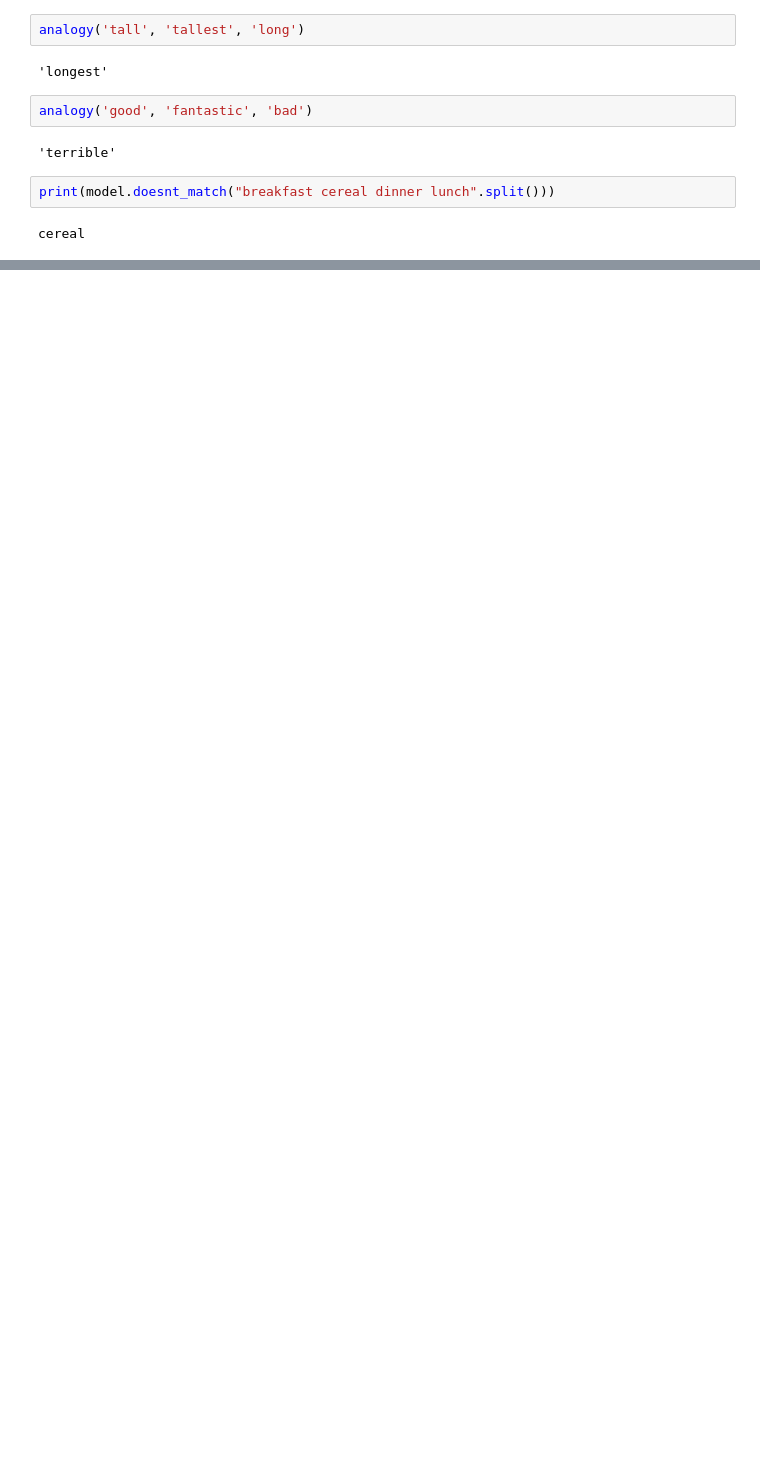
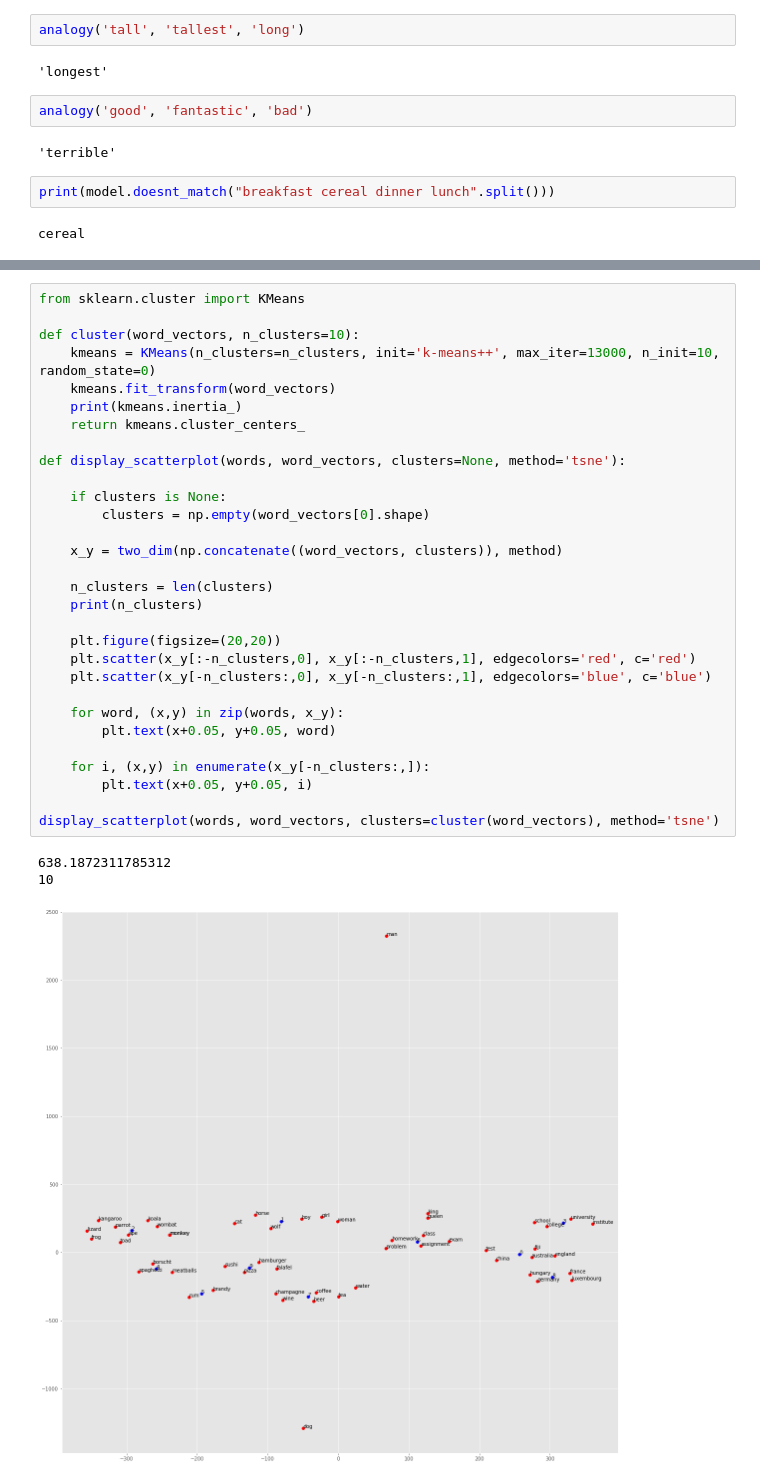
Before and after one commit to zarandioon/nlp101, a Jupyter notebook: wordvectors/gensim/gensim_word_vector_visualization.ipynb, the cells around one changed output, grey strips where cells are left out. Drawn from its saved outputs; the diff is of its cells as text; blank space fills up the shorter version.

```diff
--- a/wordvectors/gensim/gensim_word_vector_visualization.ipynb
+++ b/wordvectors/gensim/gensim_word_vector_visualization.ipynb
@@ -192,0 +159,34 @@ display_pca_scatterplot(model, sample=300)
+# %%
+from sklearn.cluster import KMeans
+
+def cluster(word_vectors, n_clusters=10):
+    kmeans = KMeans(n_clusters=n_clusters, init='k-means++', max_iter=13000, n_init=10, random_state=0)
+    kmeans.fit_transform(word_vectors)
+    print(kmeans.inertia_)
+    return kmeans.cluster_centers_
+
+def display_scatterplot(words, word_vectors, clusters=None, method='tsne'):
+
+    if clusters is None:
+        clusters = np.empty(word_vectors[0].shape)
+
+    x_y = two_dim(np.concatenate((word_vectors, clusters)), method)
+
+    n_clusters = len(clusters)
+    print(n_clusters)
+
+    plt.figure(figsize=(20,20))
+    plt.scatter(x_y[:-n_clusters,0], x_y[:-n_clusters,1], edgecolors='red', c='red')
+    plt.scatter(x_y[-n_clusters:,0], x_y[-n_clusters:,1], edgecolors='blue', c='blue')
+
+    for word, (x,y) in zip(words, x_y):
+        plt.text(x+0.05, y+0.05, word)
+
+    for i, (x,y) in enumerate(x_y[-n_clusters:,]):
+        plt.text(x+0.05, y+0.05, i)
+
+display_scatterplot(words, word_vectors, clusters=cluster(word_vectors), method='tsne')
+# %% [output]
+638.1872311785312
+10
+[figure, added]
```
Also changed, not shown: parts of 13 cells of this notebook.
